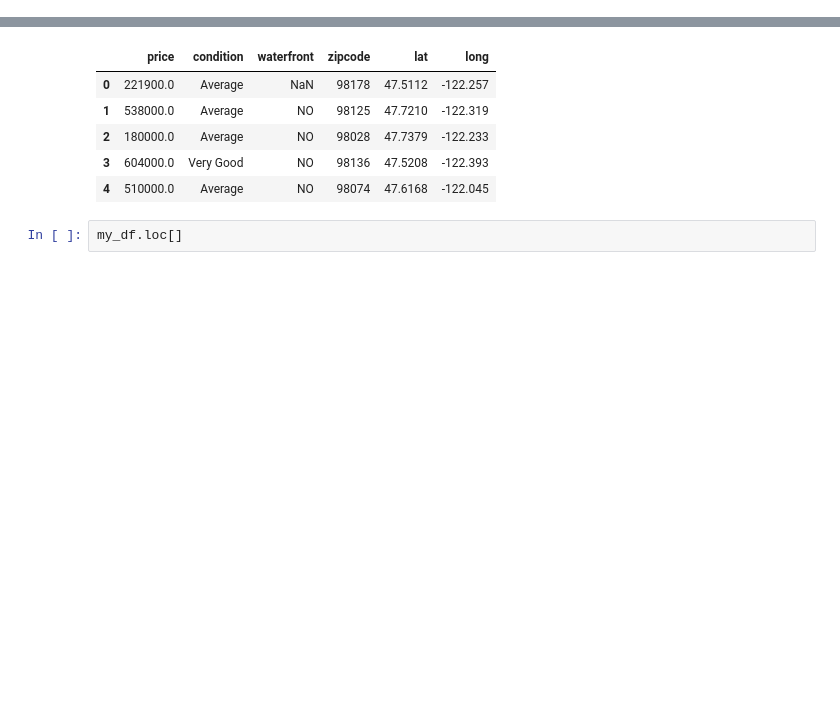
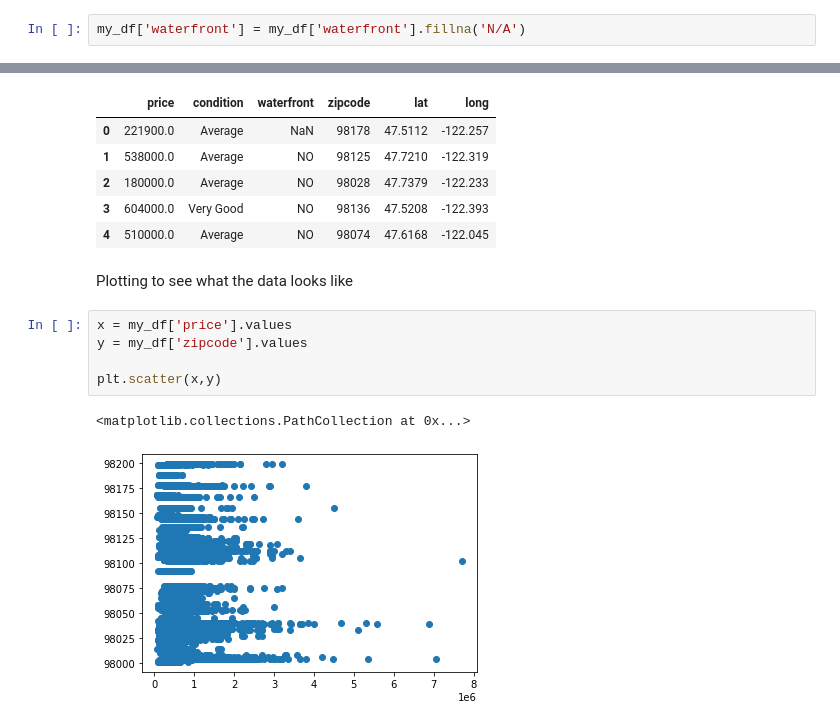
Before and after one commit to Jyve00/King-County-Housing-, a Jupyter notebook: notebooks/Stephen/data_clean.ipynb, the cells around one changed output, grey strips where cells are left out. Drawn from its saved outputs; the diff is of its cells as text; blank space fills up the shorter version.

Commit message:
clean and plot

```diff
--- a/notebooks/Stephen/data_clean.ipynb
+++ b/notebooks/Stephen/data_clean.ipynb
@@ -61,0 +64,2 @@ Name: waterfront, dtype: int64
+# %%
+my_df['waterfront'] = my_df['waterfront'].fillna('N/A')
@@ -68,5 +100,13 @@ my_df.head()
 | 2 | 180000.0 | Average | NO | 98028 | 47.7379 | -122.233 |
 | 3 | 604000.0 | Very Good | NO | 98136 | 47.5208 | -122.393 |
 | 4 | 510000.0 | Average | NO | 98074 | 47.6168 | -122.045 |
-# %%
-my_df.loc[]
+# %% [markdown]
+Plotting to see what the data looks like
+# %%
+x = my_df['price'].values
+y = my_df['zipcode'].values
+
+plt.scatter(x,y)
+# %% [output]
+<matplotlib.collections.PathCollection at 0x...>
+[figure, added]
```
Also changed, not shown: parts of 8 cells of this notebook.
